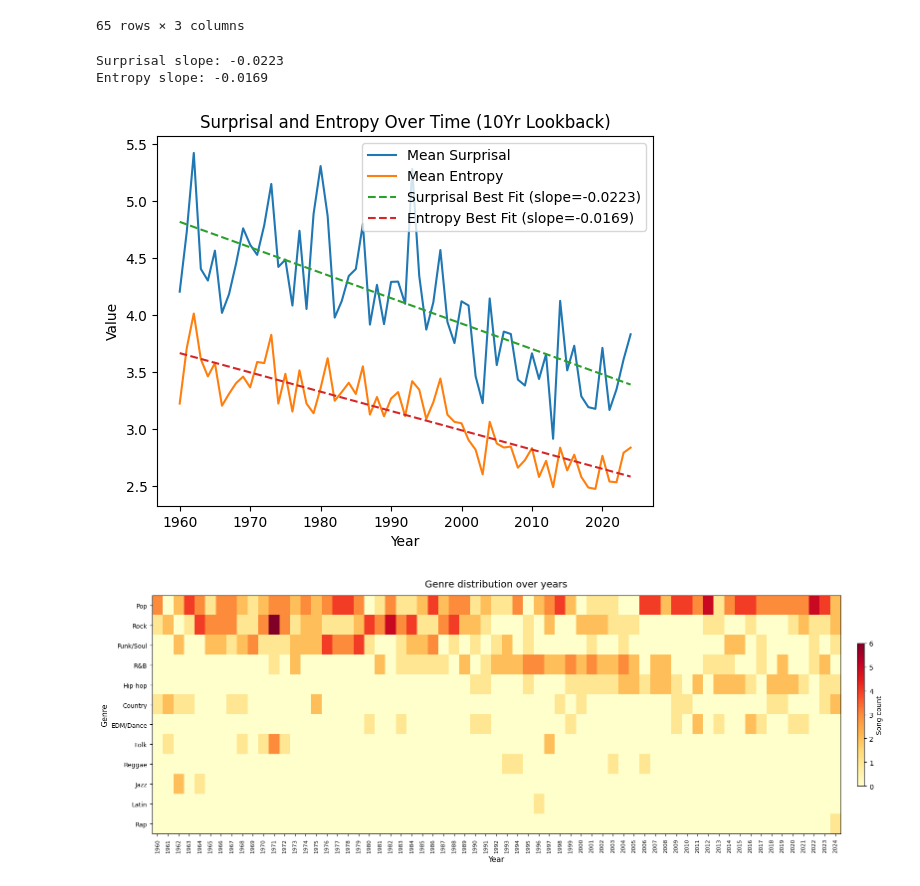
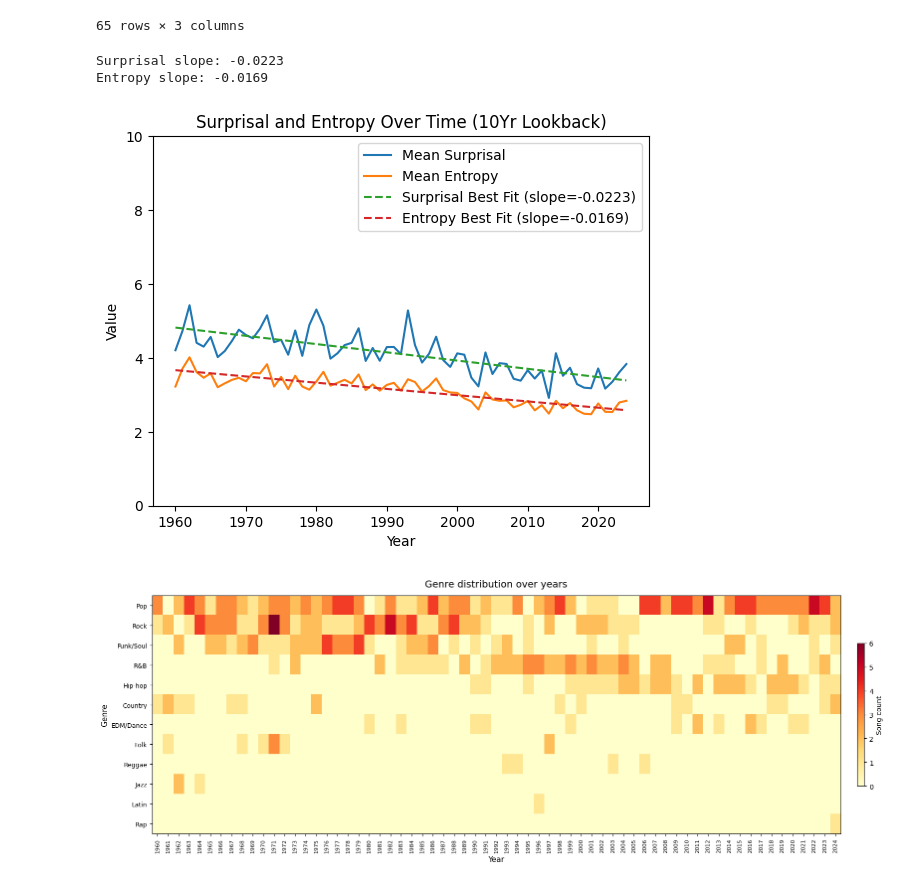
Before and after one commit to martiinsssssss/IDyOM_TimeMachine, a Jupyter notebook: IDyOM_TimeMachine.ipynb, the cells around one changed output. Saved outputs shown, nothing was run; the diff lists cells and outputs as text; code cells hidden in the pictures.

```diff
--- a/IDyOM_TimeMachine.ipynb
+++ b/IDyOM_TimeMachine.ipynb
@@ -409,33 +413,35 @@ ten_yr_lookback
 | 0 | 2024.0 | 3.833082 | 2.838562 |
 65 rows × 3 columns
 # %%
+
 plt.figure()
 
 plt.plot(ten_yr_lookback["year"], ten_yr_lookback["mean_surprisal"], label="Mean Surprisal")
 plt.plot(ten_yr_lookback["year"], ten_yr_lookback["mean_entropy"], label="Mean Entropy")
 
 years = ten_yr_lookback["year"]
 
 for col, label in [("mean_surprisal", "Surprisal"), ("mean_entropy", "Entropy")]:
     coeffs = np.polyfit(years, ten_yr_lookback[col], deg=1)
     slope, intercept = coeffs
     best_fit = np.poly1d(coeffs)(years)
 
     plt.plot(years, best_fit, linestyle="--", label=f"{label} Best Fit (slope={slope:.4f})")
     best_fit_slopes.append({f"ten_yr_lookback_{label}":slope})
     print(f"{label} slope: {slope:.4f}")
 
 
 plt.xlabel("Year")
 plt.ylabel("Value")
+plt.ylim(0,10)
 plt.title("Surprisal and Entropy Over Time (10Yr Lookback)")
 plt.legend()
 
 plt.show()
 # %% [output]
 Surprisal slope: -0.0223
 Entropy slope: -0.0169
-[figure, old version]
+[figure, new version]
 # %%
 # Combine all windows into one dataframe
 all_songs_10yr_lookback = pd.DataFrame(all_songs_10yr_lookback)
```
Also changed, not shown: parts of 2 cells of this notebook, 3 other files.
